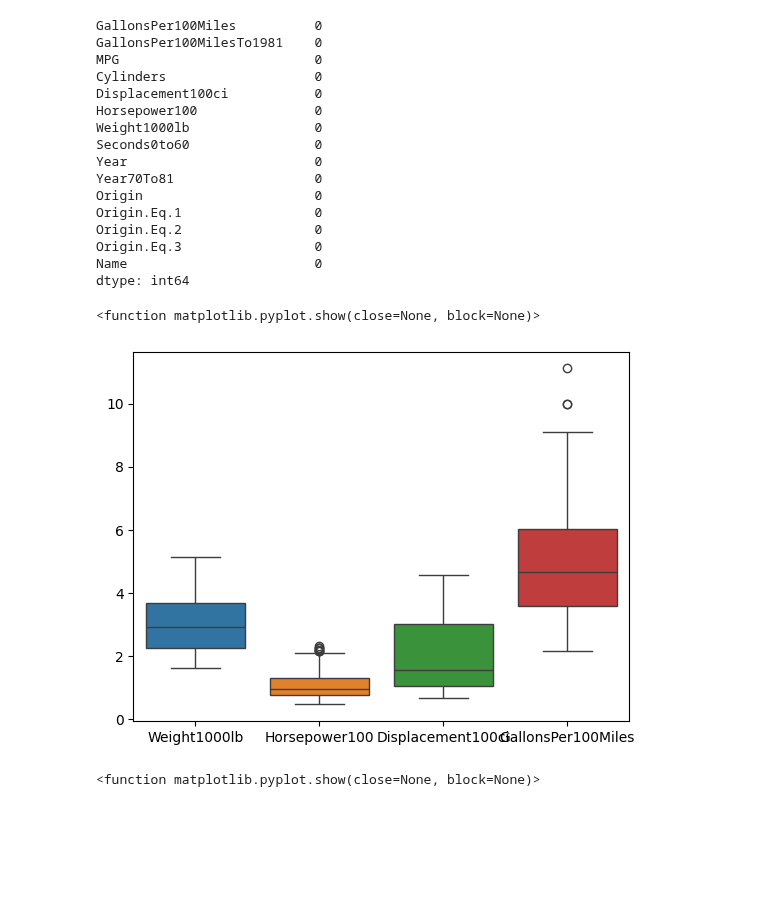
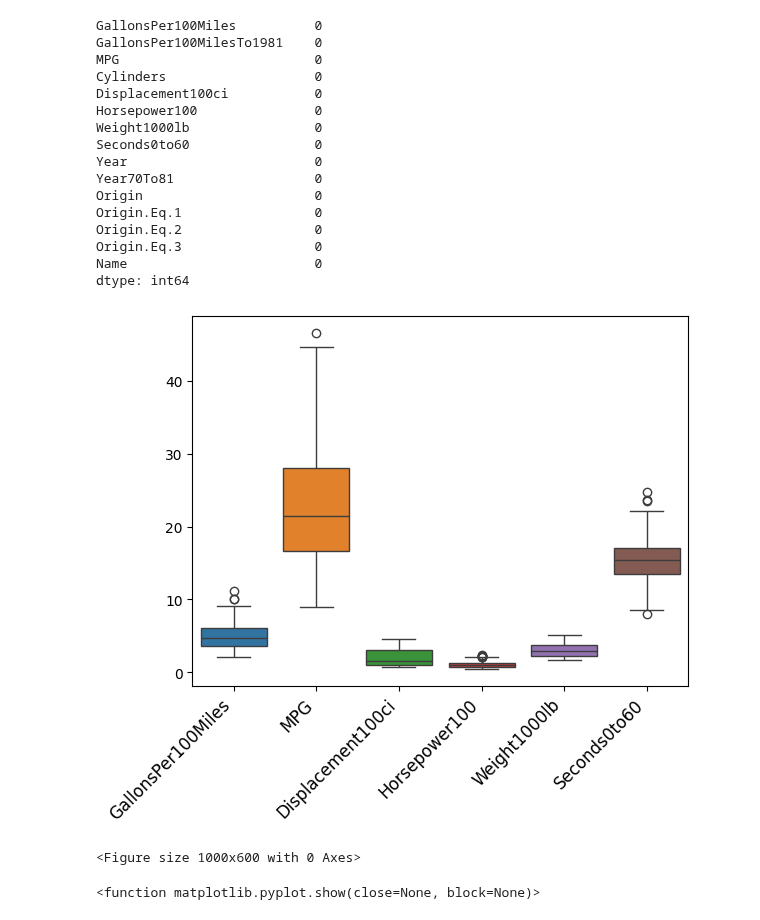
Before and after one commit to jemlau/PredictiveAnalyticsWithPython, a Jupyter notebook: Topic4/LinearRegression_for_AutoMPG_data_v2.ipynb, the cells around one changed output. Saved outputs shown, nothing was run; the diff lists cells and outputs as text; code cells hidden in the pictures; blank space fills up the shorter version.

Commit message:
boxplot

```diff
--- a/Topic4/LinearRegression_for_AutoMPG_data_v2.ipynb
+++ b/Topic4/LinearRegression_for_AutoMPG_data_v2.ipynb
@@ -66,13 +66,21 @@ Origin.Eq.2                 0
 Origin.Eq.3                 0
 Name                        0
 dtype: int64
-# %%
-# Boxplot to detect outliers in numeric columns
-sns.boxplot(data=df[['Weight1000lb', 'Horsepower100', 'Displacement100ci', 'GallonsPer100Miles']])
-plt.show
-# %% [output]
-<function matplotlib.pyplot.show(close=None, block=None)>
-[figure, removed]
+# %%
+# Boxplot to detect outliers in numeric columns only
+sns.boxplot(data=df[['GallonsPer100Miles', 'MPG', 'Displacement100ci', 'Horsepower100', 'Weight1000lb', 'Seconds0to60']])
+
+# Rotate x-axis labels to make them more readable and add more space
+plt.xticks(rotation=45, ha='right', fontsize=12)  # Adjust rotation, alignment, and font size
+
+# Increase figure size for more space between labels
+plt.figure(figsize=(10, 6))
+
+# Show plot
+plt.show()
+# %% [output]
+[figure, added]
+<Figure size 1000x600 with 0 Axes>
 # %%
 numeric_df = df.select_dtypes(include=['number'])
 # %%
```
